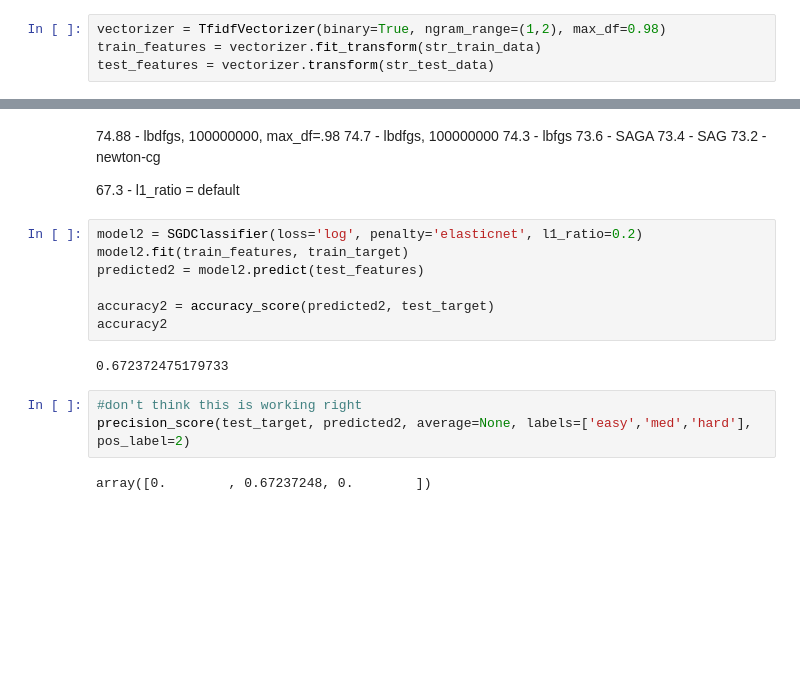
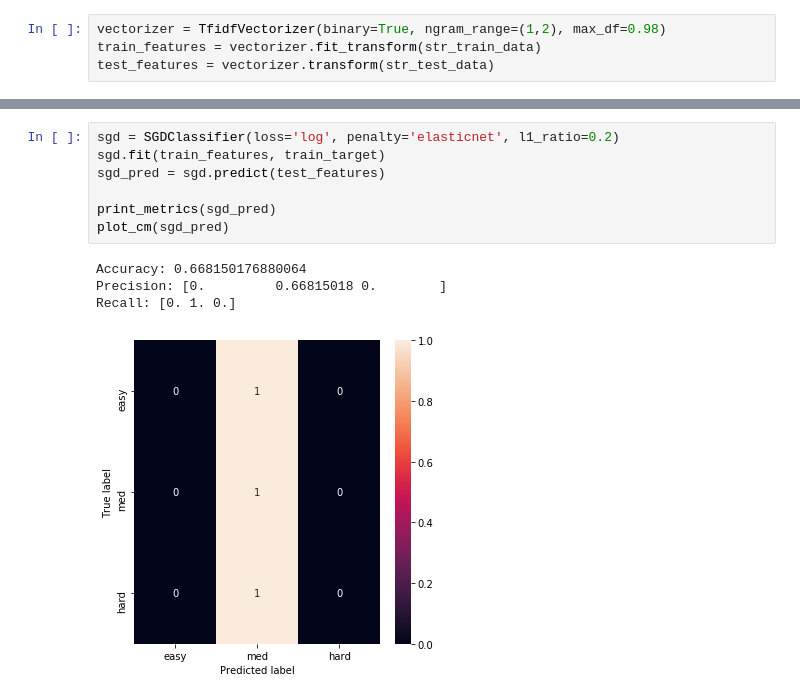
Before and after one commit to bdorsey2/yelp_reviewer_toughness, a Jupyter notebook: hard_easy_reviewer_model-v2.ipynb, the cells around one changed output, grey strips where cells are left out. Saved outputs shown, nothing was run; the diff lists cells and outputs as text; blank space fills up the shorter version.

```diff
--- a/hard_easy_reviewer_model-v2.ipynb
+++ b/hard_easy_reviewer_model-v2.ipynb
@@ -126,24 +232,13 @@ ValueError: Solver lbfgs supports only l2 penalties, got l1 penalty.
-# %% [markdown]
-74.88 - lbdfgs, 100000000, max_df=.98
-74.7 - lbdfgs, 100000000
-74.3 - lbfgs
-73.6 - SAGA
-73.4 - SAG
-73.2 - newton-cg
-
-67.3 - l1_ratio = default
 # %%
-model2 = SGDClassifier(loss='log', penalty='elasticnet', l1_ratio=0.2)
-model2.fit(train_features, train_target)
-predicted2 = model2.predict(test_features)
+sgd = SGDClassifier(loss='log', penalty='elasticnet', l1_ratio=0.2)
+sgd.fit(train_features, train_target)
+sgd_pred = sgd.predict(test_features)
 
-accuracy2 = accuracy_score(predicted2, test_target)
-accuracy2
+print_metrics(sgd_pred)
+plot_cm(sgd_pred)
 # %% [output]
-0.672372475179733
+Accuracy: 0.668150176880064
+Precision: [0.         0.66815018 0.        ]
+Recall: [0. 1. 0.]
+[figure, added]
-# %%
-#don't think this is working right
-precision_score(test_target, predicted2, average=None, labels=['easy','med','hard'], pos_label=2)
-# %% [output]
-array([0.        , 0.67237248, 0.        ])
 # %%
```
Also changed, not shown: parts of 21 cells of this notebook.
